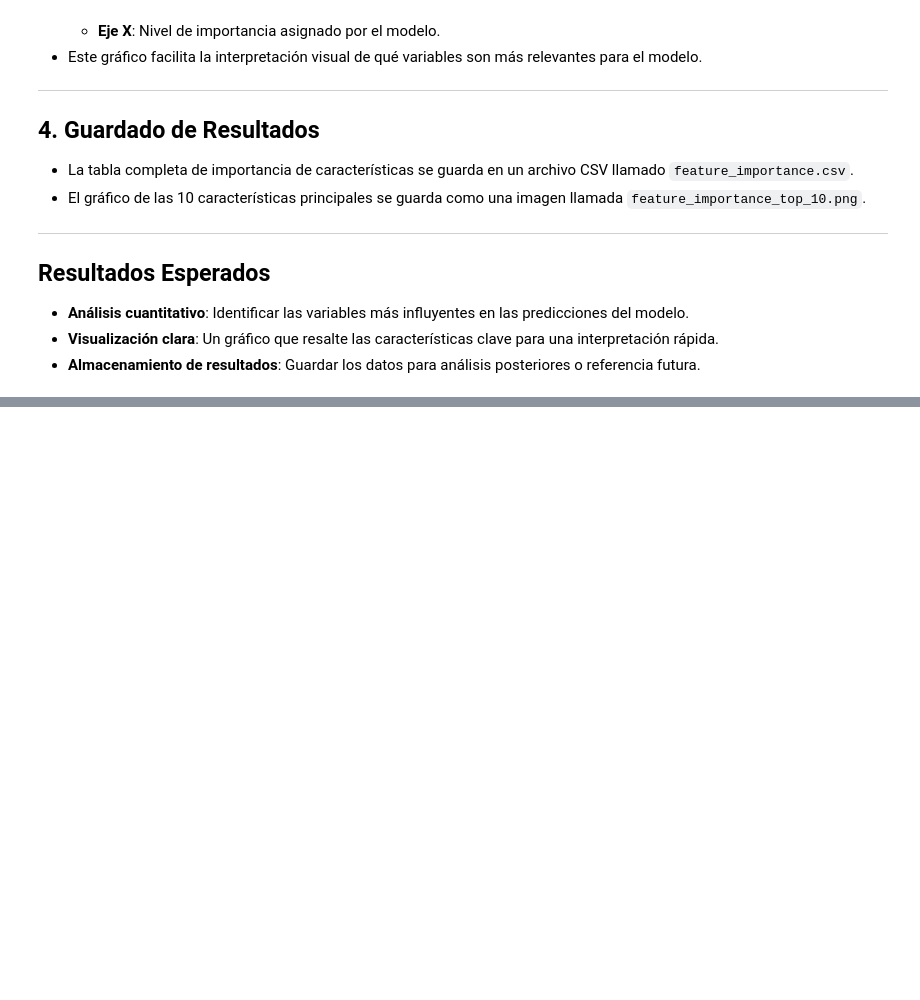
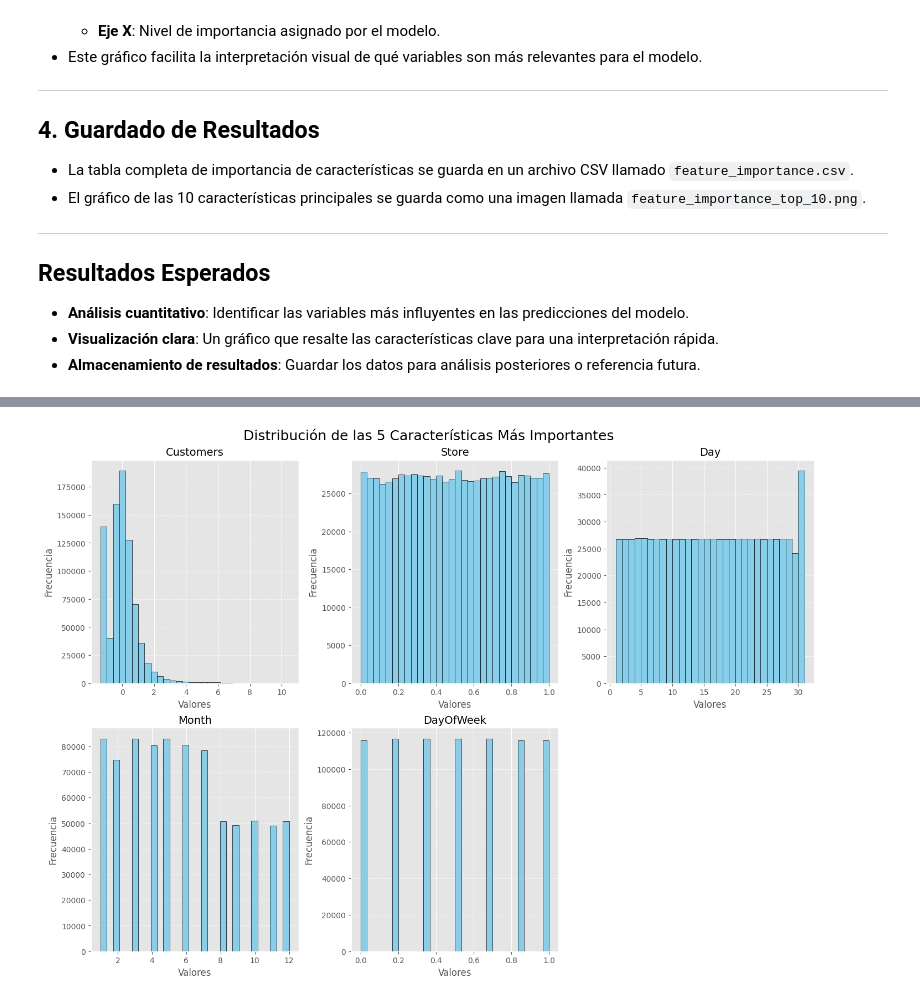
Before and after one commit to soyjosep/proyecto_prediccion_ventas, a Jupyter notebook: ventas_prediccion.ipynb, the cells around one changed output, grey strips where cells are left out. Drawn from its saved outputs; the diff is of its cells as text; code cells hidden in the pictures; blank space fills up the shorter version.

```diff
--- a/ventas_prediccion.ipynb
+++ b/ventas_prediccion.ipynb
@@ -1340,0 +1411,59 @@ Importancia de las características guardada en 'feature_importance.csv'.
+# %%
+import matplotlib.pyplot as plt
+import numpy as np
+import logging
+
+def plot_top_feature_distributions(X_train, feature_importance_df, top_n=5, file_name="top_features_distribution.png"):
+    """
+    Visualizar la distribución de las características más importantes.
+
+    Args:
+        X_train (DataFrame): Conjunto de datos de entrenamiento.
+        feature_importance_df (DataFrame): DataFrame con las características y su importancia.
+        top_n (int): Número de características más importantes a visualizar. Por defecto 5.
+        file_name (str): Nombre del archivo para guardar el gráfico. Por defecto 'top_features_distribution.png'.
+    """
+    try:
+        # Seleccionar las características más importantes
+        top_features = feature_importance_df["Feature"].head(top_n).values
+
+        # Verificar que las características estén en X_train
+        missing_features = [feature for feature in top_features if feature not in X_train.columns]
+        if missing_features:
+            raise ValueError(f"Las siguientes características no están en X_train: {missing_features}")
+
+        # Determinar layout dinámico
+        n_rows = int(np.ceil(top_n / 3))  # Hasta 3 gráficos por fila
+        n_cols = min(top_n, 3)  # Máximo 3 columnas
+
+        # Crear figura para histogramas
+        fig, axes = plt.subplots(n_rows, n_cols, figsize=(14, 5 * n_rows), constrained_layout=True)
+        axes = axes.flatten() if isinstance(axes, np.ndarray) else [axes]  # Asegurar lista de ejes
+
+        for i, feature in enumerate(top_features):
+            X_train[feature].hist(ax=axes[i], bins=30, edgecolor="black", color="skyblue")
+            axes[i].set_title(feature, fontsize=14)
+            axes[i].set_xlabel("Valores", fontsize=12)
+            axes[i].set_ylabel("Frecuencia", fontsize=12)
+            axes[i].grid(axis="y", linestyle="--", alpha=0.7)
+
+        # Ajustar diseño
+        for ax in axes[len(top_features):]:
+            ax.axis("off")  # Ocultar ejes vacíos
+
+        fig.suptitle(f"Distribución de las {top_n} Características Más Importantes", fontsize=18)
+        plt.savefig(file_name)
+        plt.show()
+        logging.info(f"Distribución de características guardada como '{file_name}'.")
+
+    except ValueError as e:
+        logging.error(f"Error al generar distribuciones: {e}")
+        raise
+    except Exception as e:
+        logging.error(f"Error inesperado al generar distribuciones: {e}")
+        raise
+
+# Llamar a la función para generar el gráfico
+plot_top_feature_distributions(X_train, feature_importance_df, top_n=5)
+# %% [output]
+[figure, added]
```
Also changed, not shown: parts of 20 cells of this notebook, 21 other files.
